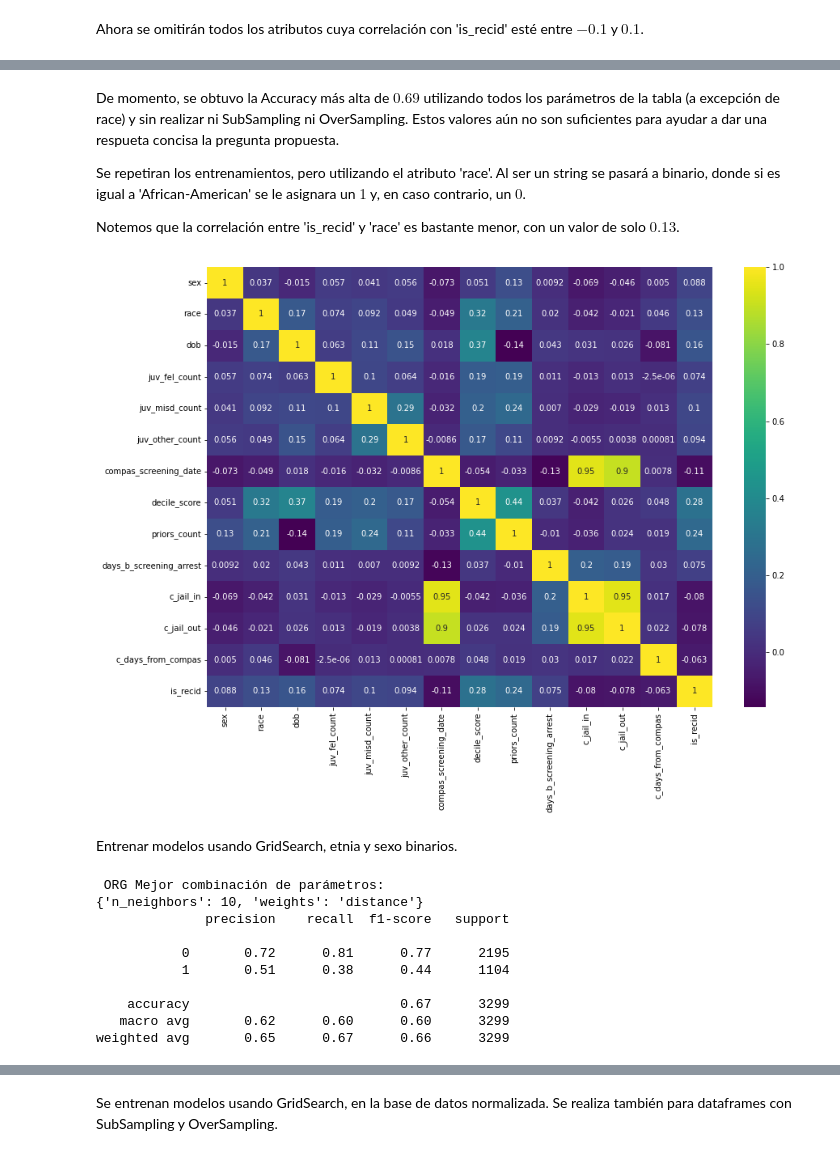
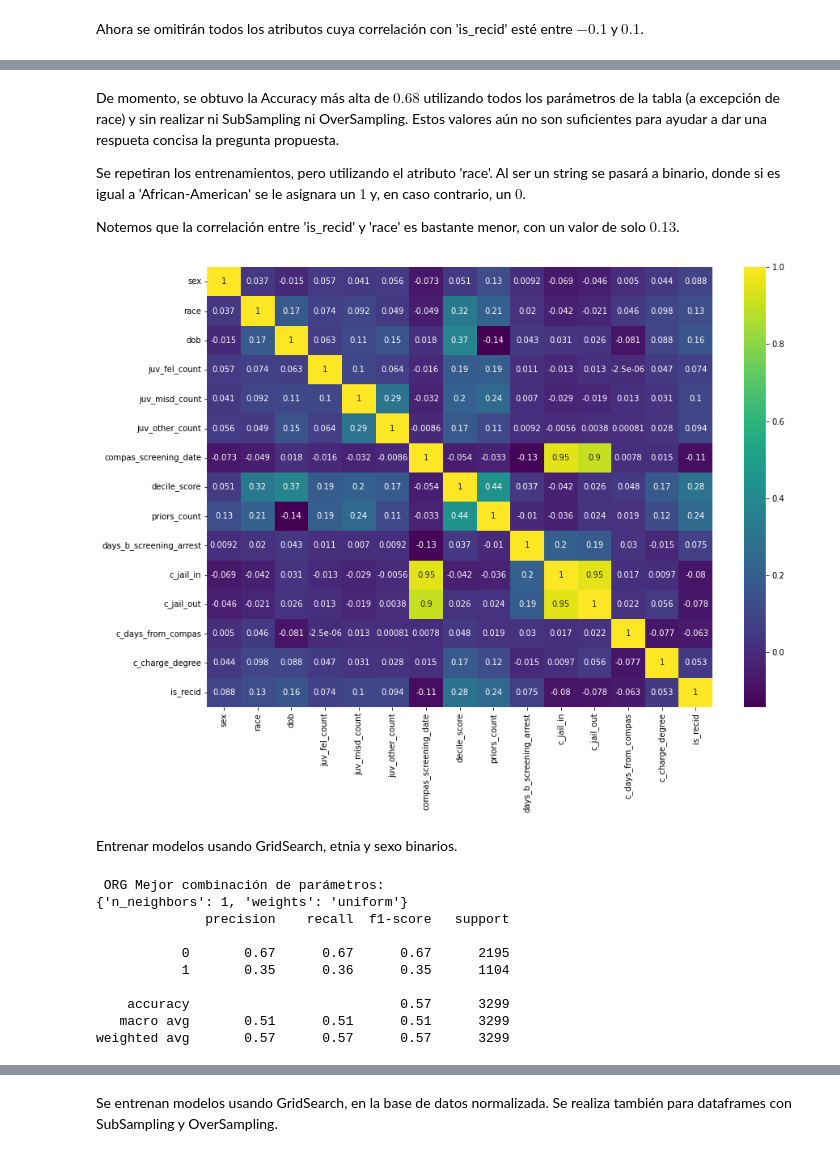
Before and after one commit to PJaramilloV/bias-no-basado, a Jupyter notebook: docs/hito-2.ipynb, the cells around one changed output, grey strips where cells are left out. Drawn from its saved outputs; the diff is of its cells as text; code cells hidden in the pictures.

```diff
--- a/docs/hito-2.ipynb
+++ b/docs/hito-2.ipynb
@@ -423,5 +425,5 @@ weighted avg       0.60      0.65      0.60      3299
 # %% [markdown]
-De momento, se obtuvo la Accuracy más alta de $0.69$ utilizando todos los parámetros de la tabla (a excepción de race) y sin realizar ni SubSampling ni OverSampling. Estos valores aún no son suficientes para ayudar a dar una respueta concisa la pregunta propuesta.
+De momento, se obtuvo la Accuracy más alta de $0.68$ utilizando todos los parámetros de la tabla (a excepción de race) y sin realizar ni SubSampling ni OverSampling. Estos valores aún no son suficientes para ayudar a dar una respueta concisa la pregunta propuesta.
 
 Se repetiran los entrenamientos, pero utilizando el atributo 'race'. Al ser un string se pasará a binario, donde si es igual a 'African-American' se le asignara un $1$ y, en caso contrario, un $0$.
 
@@ -429,12 +431,12 @@ Notemos que la correlación entre 'is_recid' y 'race' es bastante menor, con un
 # %%
 peoplemejor=people.copy()
 peoplemejor['race'] = np.where(peoplemejor['race']=='African-American',1,0)
 peoplemejor['sex'] = np.where(peoplemejor['sex']=='Male',1,0)
-peoplemejor = peoplemejor[peoplemejor.columns[1:-9]].drop(columns=["age", "c_charge_degree","c_offense_date"])
+peoplemejor = peoplemejor[peoplemejor.columns[1:-9]].drop(columns=["age", "c_offense_date"])
 plt.figure(figsize=(14, 10))
 sns.heatmap(peoplemejor.corr(), cmap='viridis', annot=True);
 # %% [output]
-[figure, old version]
+[figure, new version]
 # %% [markdown]
 Entrenar modelos usando GridSearch, etnia y sexo binarios.
 # %%
@@ -473,15 +475,15 @@ y_pred = clf_org.predict(X_test)
 print(classification_report(y_test, y_pred))
 # %% [output]
  ORG Mejor combinación de parámetros:
-{'n_neighbors': 10, 'weights': 'distance'}
+{'n_neighbors': 1, 'weights': 'uniform'}
               precision    recall  f1-score   support
 
-           0       0.72      0.81      0.77      2195
-           1       0.51      0.38      0.44      1104
+           0       0.67      0.67      0.67      2195
+           1       0.35      0.36      0.35      1104
 
-    accuracy                           0.67      3299
-   macro avg       0.62      0.60      0.60      3299
-weighted avg       0.65      0.67      0.66      3299
+    accuracy                           0.57      3299
+   macro avg       0.51      0.51      0.51      3299
+weighted avg       0.57      0.57      0.57      3299
 # %%
 ### modelo subsampling
 clf_sub = GridSearchCV(KNeighborsClassifier(),
```
Also changed, not shown: parts of 54 cells of this notebook.
